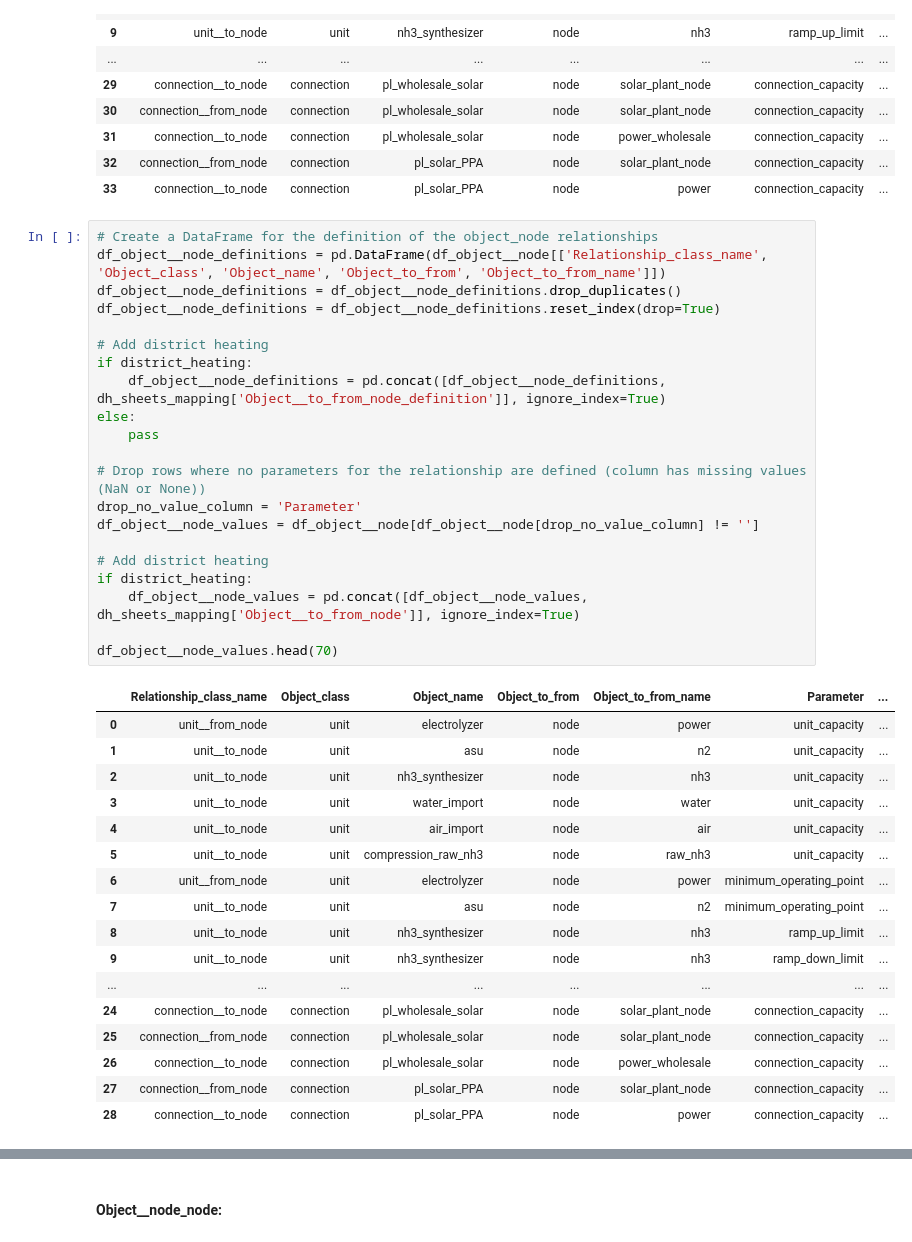
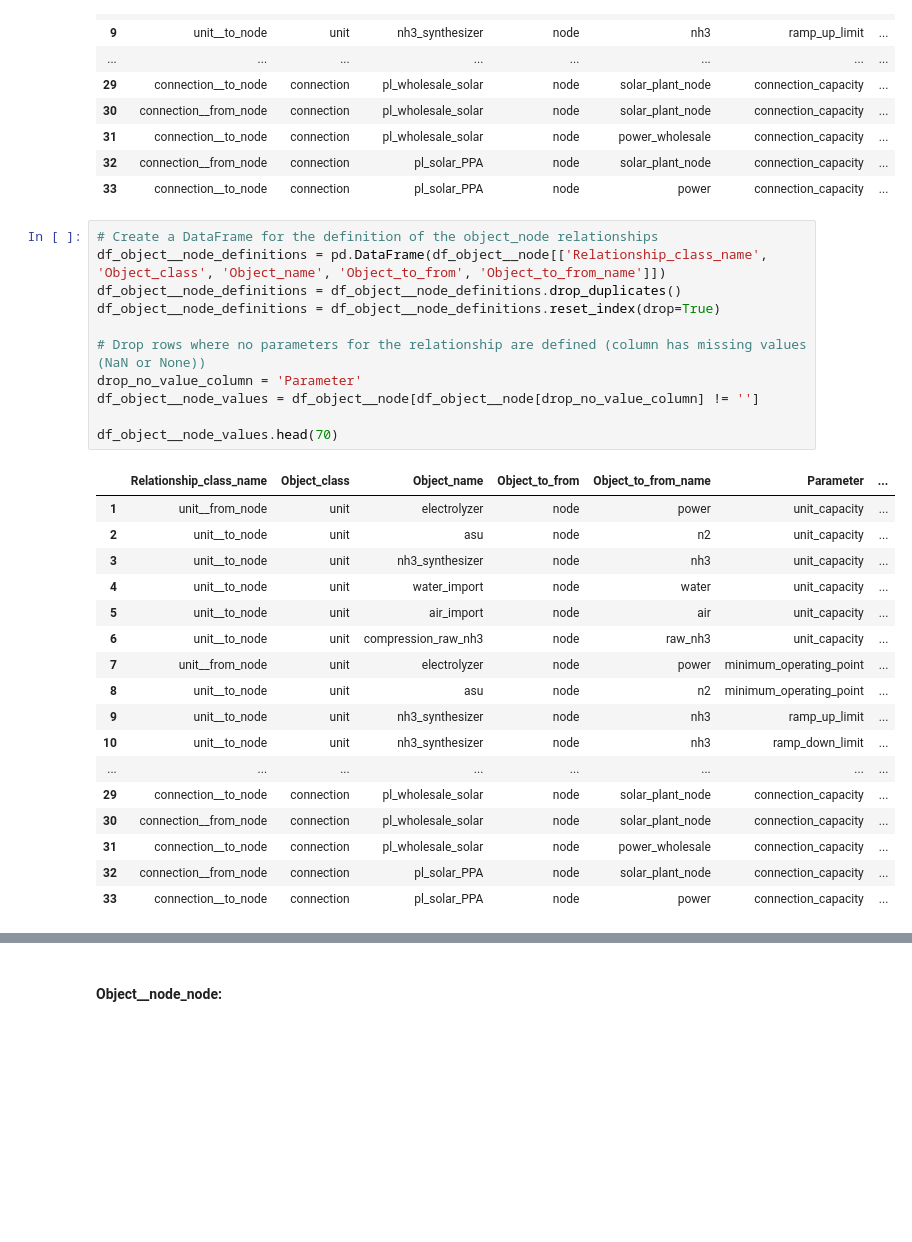
Before and after one commit to CSEI-EU/Nord_H2ub, a Jupyter notebook: spine_projects/01_input_data/00_functions/please_ignore.ipynb, the cells around one changed output, grey strips where cells are left out. Saved outputs shown, nothing was run; the diff lists cells and outputs as text; blank space fills up the shorter version.

```diff
--- a/spine_projects/01_input_data/00_functions/please_ignore.ipynb
+++ b/spine_projects/01_input_data/00_functions/please_ignore.ipynb
@@ -729,42 +710,32 @@ df_object__node.head(100)
 # %%
 # Create a DataFrame for the definition of the object_node relationships
 df_object__node_definitions = pd.DataFrame(df_object__node[['Relationship_class_name', 'Object_class', 'Object_name', 'Object_to_from', 'Object_to_from_name']])
 df_object__node_definitions = df_object__node_definitions.drop_duplicates()
 df_object__node_definitions = df_object__node_definitions.reset_index(drop=True)
 
-# Add district heating
-if district_heating:
-    df_object__node_definitions = pd.concat([df_object__node_definitions, dh_sheets_mapping['Object__to_from_node_definition']], ignore_index=True)
-else:
-    pass
-
 # Drop rows where no parameters for the relationship are defined (column has missing values (NaN or None))
 drop_no_value_column = 'Parameter'
 df_object__node_values = df_object__node[df_object__node[drop_no_value_column] != '']
 
-# Add district heating
-if district_heating:
-    df_object__node_values = pd.concat([df_object__node_values, dh_sheets_mapping['Object__to_from_node']], ignore_index=True)
-
 df_object__node_values.head(70)
 # %% [output]
 |  | Relationship_class_name | Object_class | Object_name | Object_to_from | Object_to_from_name | Parameter | ... |
-| 0 | unit__from_node | unit | electrolyzer | node | power | unit_capacity | ... |
-| 1 | unit__to_node | unit | asu | node | n2 | unit_capacity | ... |
-| 2 | unit__to_node | unit | nh3_synthesizer | node | nh3 | unit_capacity | ... |
-| 3 | unit__to_node | unit | water_import | node | water | unit_capacity | ... |
-| 4 | unit__to_node | unit | air_import | node | air | unit_capacity | ... |
-| 5 | unit__to_node | unit | compression_raw_nh3 | node | raw_nh3 | unit_capacity | ... |
-| 6 | unit__from_node | unit | electrolyzer | node | power | minimum_operating_point | ... |
-| 7 | unit__to_node | unit | asu | node | n2 | minimum_operating_point | ... |
-| 8 | unit__to_node | unit | nh3_synthesizer | node | nh3 | ramp_up_limit | ... |
-| 9 | unit__to_node | unit | nh3_synthesizer | node | nh3 | ramp_down_limit | ... |
+| 1 | unit__from_node | unit | electrolyzer | node | power | unit_capacity | ... |
+| 2 | unit__to_node | unit | asu | node | n2 | unit_capacity | ... |
+| 3 | unit__to_node | unit | nh3_synthesizer | node | nh3 | unit_capacity | ... |
+| 4 | unit__to_node | unit | water_import | node | water | unit_capacity | ... |
+| 5 | unit__to_node | unit | air_import | node | air | unit_capacity | ... |
+| 6 | unit__to_node | unit | compression_raw_nh3 | node | raw_nh3 | unit_capacity | ... |
+| 7 | unit__from_node | unit | electrolyzer | node | power | minimum_operating_point | ... |
+| 8 | unit__to_node | unit | asu | node | n2 | minimum_operating_point | ... |
+| 9 | unit__to_node | unit | nh3_synthesizer | node | nh3 | ramp_up_limit | ... |
+| 10 | unit__to_node | unit | nh3_synthesizer | node | nh3 | ramp_down_limit | ... |
 | ... | ... | ... | ... | ... | ... | ... | ... |
-| 24 | connection__to_node | connection | pl_wholesale_solar | node | solar_plant_node | connection_capacity | ... |
-| 25 | connection__from_node | connection | pl_wholesale_solar | node | solar_plant_node | connection_capacity | ... |
-| 26 | connection__to_node | connection | pl_wholesale_solar | node | power_wholesale | connection_capacity | ... |
-| 27 | connection__from_node | connection | pl_solar_PPA | node | solar_plant_node | connection_capacity | ... |
-| 28 | connection__to_node | connection | pl_solar_PPA | node | power | connection_capacity | ... |
+| 29 | connection__to_node | connection | pl_wholesale_solar | node | solar_plant_node | connection_capacity | ... |
+| 30 | connection__from_node | connection | pl_wholesale_solar | node | solar_plant_node | connection_capacity | ... |
+| 31 | connection__to_node | connection | pl_wholesale_solar | node | power_wholesale | connection_capacity | ... |
+| 32 | connection__from_node | connection | pl_solar_PPA | node | solar_plant_node | connection_capacity | ... |
+| 33 | connection__to_node | connection | pl_solar_PPA | node | power | connection_capacity | ... |
 # %%
 # Add rest of to/from_node relations
 rows_to_add = []
```
Also changed, not shown: parts of 26 cells of this notebook, 4 other files.
